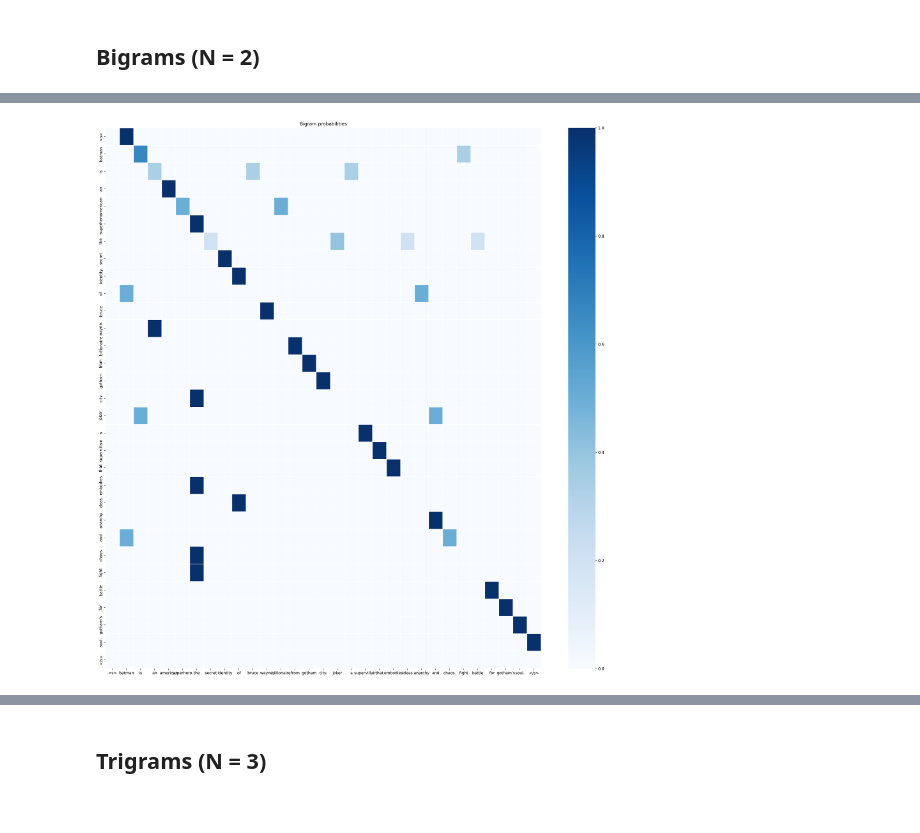
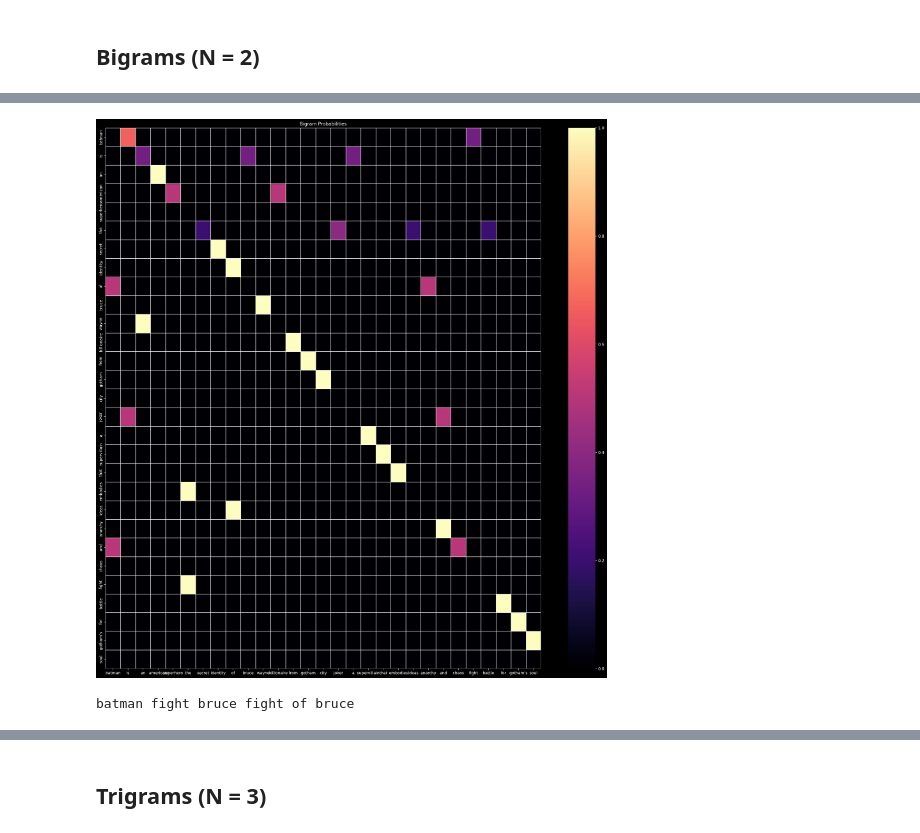
Before and after one commit to ShawonAshraf/bangla-nlp-tutorial, a Jupyter notebook: 03_ngram_lm/ngram_lm.ipynb, the cells around one changed output, grey strips where cells are left out. Drawn from its saved outputs; the diff is of its cells as text; code cells hidden in the pictures.

```diff
--- a/03_ngram_lm/ngram_lm.ipynb
+++ b/03_ngram_lm/ngram_lm.ipynb
@@ -97,3 +77,14 @@ idx_to_unigram = {i: w for i, (w, _) in enumerate(unigram_counts.items())}
+# %%
+import torch
+from typing import List, Tuple, Dict, Any
+torch.manual_seed(2024)
+
+unigram_counts = torch.zeros(size=(vocabulary_size, ), dtype=torch.float)
+for idx, word in idx_to_word.items():
+    unigram_counts[idx] = vocabulary[word]
+
+
+unigram_probabilities = unigram_counts / unigram_counts.sum()
 # %% [markdown]
 generate using multinomial sampling
 # %%
@@ -131,7 +119,14 @@ the is <s> city. of anarchy identity for soul. an
 # %% [markdown]
 ## Bigrams (N = 2)
 # %%
-# create bigrams from all_tokens
-bigrams = [(all_tokens[i], all_tokens[i+1]) for i in range(len(all_tokens)-1)]
+# create bigrams from sentences
+
+bigrams = []
+for sentence in sentences:
+    toks = tokenize_sentence(sentence)
+    bg = [(toks[i], toks[i + 1]) for i in range(len(toks) - 1)]
+    bigrams.extend(bg)
+
+
 bigrams[:10]
 # %% [output]
@@ -159,6 +164,8 @@ plt.show()
 # %%
 # bigram probabilities
-bigram_probabilities = dict()
+bigram_probabilities = torch.zeros(size=(vocabulary_size, vocabulary_size), dtype=torch.float)
 for bigram, count in bigram_counts.items():
     word1, word2 = bigram
-    bigram_probabilities[bigram] = count / unigram_counts[word1]
+    # idx of word1 and word2
+    idx1, idx2 = word_to_idx[word1], word_to_idx[word2]
+    bigram_probabilities[idx1][idx2] = count / unigram_counts[idx1]
@@ -167,22 +172,39 @@ bigram_to_idx = {i: " ".join(w) for i, (w, _) in enumerate(bigram_counts.items()
 # %%
 # plot bigram probabilities as a grid
+%matplotlib inline
+%config InlineBackend.figure_format = "retina"
+import matplotlib.pyplot as plt
+
 import numpy as np
 import seaborn as sns
 
 
-bigram_matrix = np.zeros((vocabulary_size, vocabulary_size))
-for bigram, p in bigram_probabilities.items():
-    word1, word2 = bigram
-    bigram_matrix[unigram_to_idx[word1], unigram_to_idx[word2]] = p
-
 
 plt.figure(figsize=(25, 25))
-ax = sns.heatmap(bigram_matrix, linewidth=0.5, cmap="Blues")
-ax.set_xticklabels(idx_to_unigram.values())
-ax.set_yticklabels(idx_to_unigram.values())
-plt.title("Bigram probabilities")
+ax = sns.heatmap(bigram_probabilities, linewidth=0.5, cmap="magma")
+ax.set_xticklabels(idx_to_word.values())
+ax.set_yticklabels(idx_to_word.values())
+plt.title("Bigram Probabilities")
 plt.show()
 # %% [output]
-[figure, old version]
+[figure, new version]
+# %%
+def generate_from_bigram(init_token: str, bigram_probabilities: torch.Tensor, num_tokens: int, idx_to_word: dict) -> str:
+    idx = word_to_idx[init_token]
+
+    generated_tokens = []
+    for _ in range(num_tokens):
+        proba = bigram_probabilities[int(idx)].softmax(dim=-1)
+        idx = torch.multinomial(proba, num_samples=1).item()
+        generated_tokens.append(idx_to_word[idx])
+
+
+
+    return init_token + " " + " ".join(generated_tokens).strip()
+
+
+print(generate_from_bigram("batman", bigram_probabilities, 5, idx_to_word))
+# %% [output]
+batman fight bruce fight of bruce
 # %%
 for _ in range(10):
```
Also changed, not shown: parts of 38 cells of this notebook, 2 other files.
